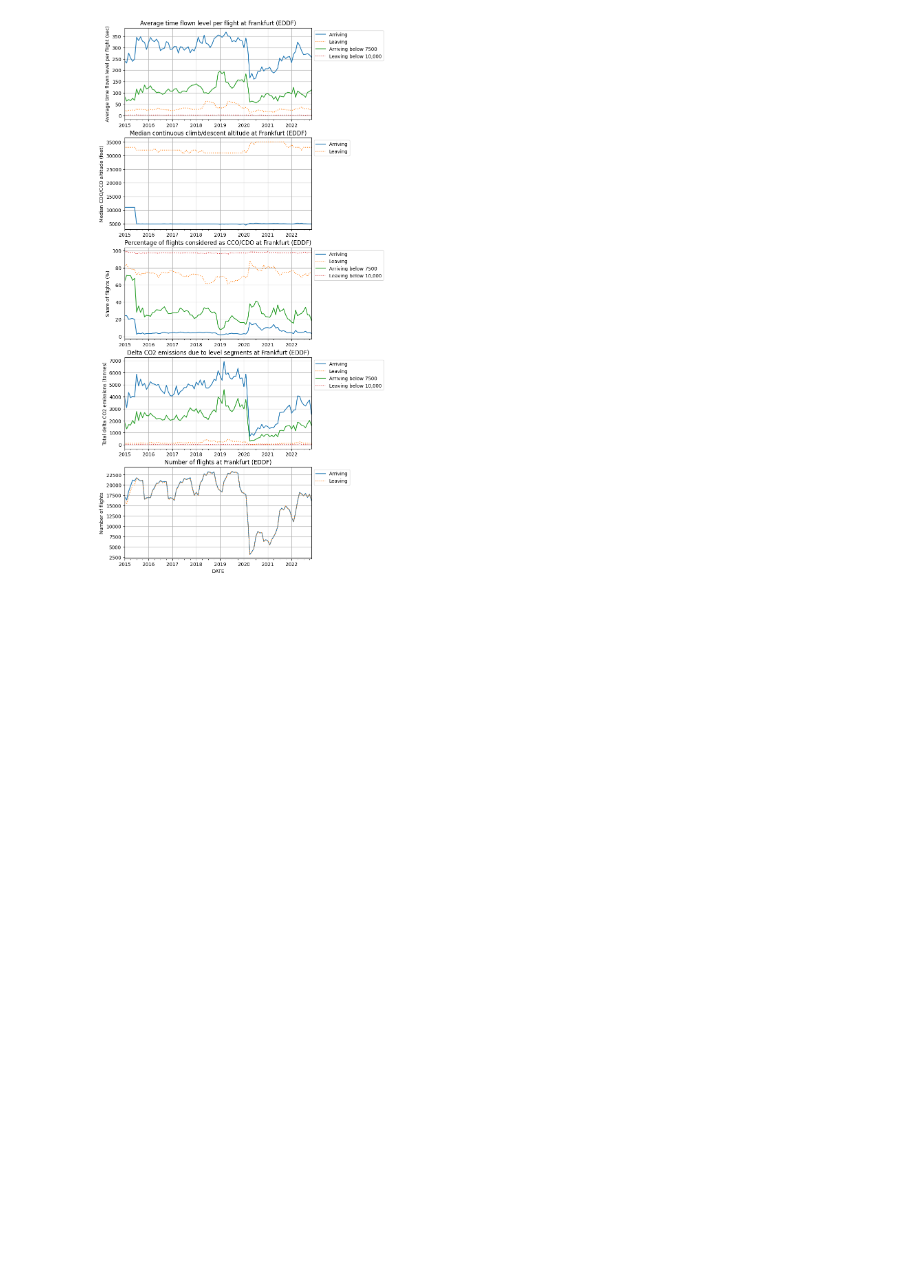
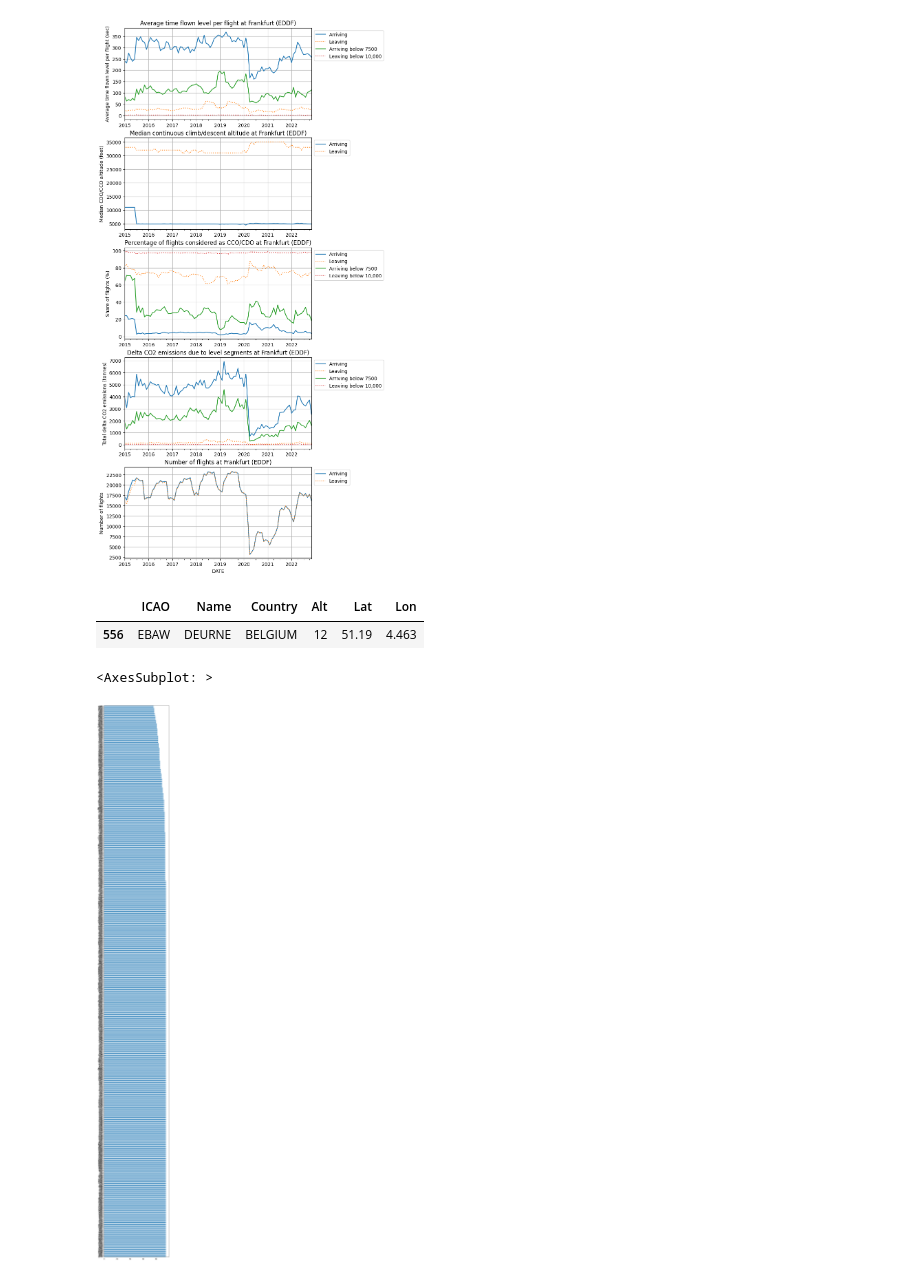
Before and after one commit to jaredeoliphant/european-airport-cco-cdo, a Jupyter notebook: flights.ipynb, the cells around one changed output. Cells and saved outputs as stored; diff of their text form; code cells hidden in the pictures; blank space fills up the shorter version.

```diff
--- a/flights.ipynb
+++ b/flights.ipynb
@@ -176,0 +333,10 @@ _=ax5.legend(['Arriving', 'Leaving'],loc='upper left',bbox_to_anchor=(1, 1))
+# %%
+airports_df[airports_df.ICAO == 'EBAW']
+# %% [output]
+|  | ICAO | Name | Country | Alt | Lat | Lon |
+| 556 | EBAW | DEURNE | BELGIUM | 12 | 51.19 | 4.463 |
+# %%
+cdf.APT_ICAO.value_counts()[cdf.APT_ICAO.value_counts() > 75].plot.barh(figsize=(7,60))
+# %% [output]
+<AxesSubplot: >
+[figure, added]
```
Also changed, not shown: parts of 11 cells of this notebook, 1 other file.
